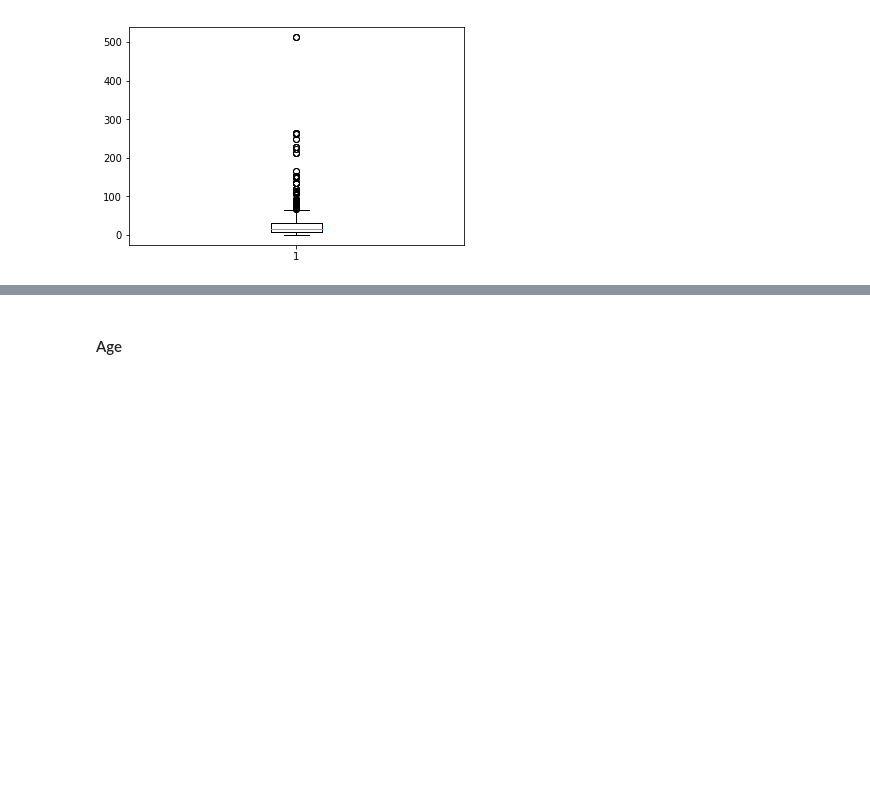
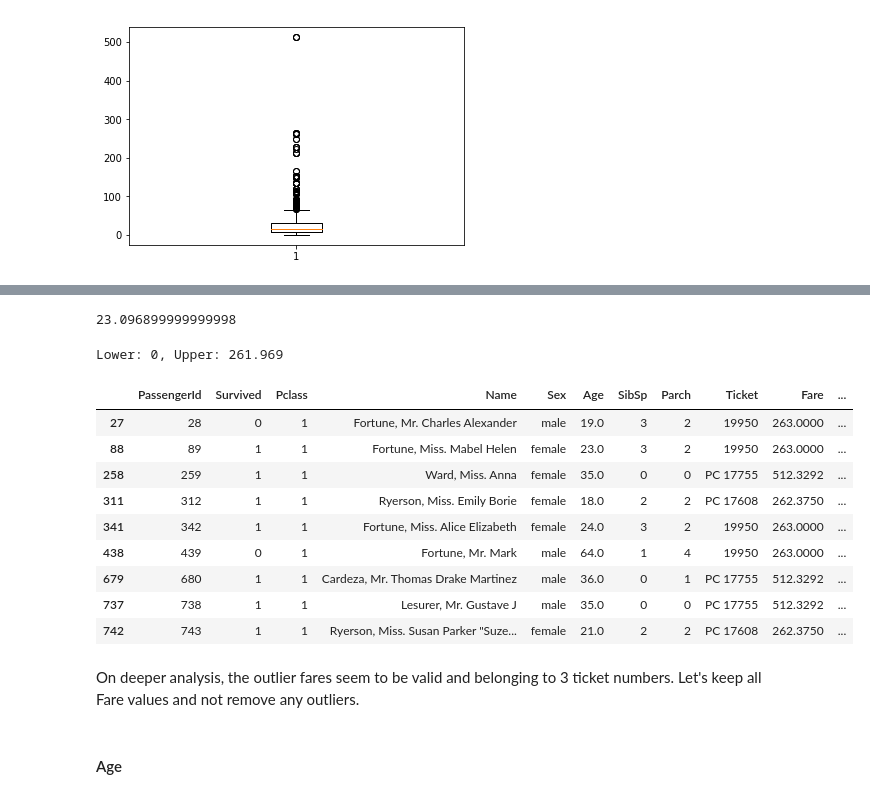
Before and after one commit to subhashb/100-days-of-ml, a Jupyter notebook: 1-gladiator/titanic/Titanic-Analysis.ipynb, the cells around one changed output, grey strips where cells are left out. Saved outputs shown, nothing was run; the diff lists cells and outputs as text; code cells hidden in the pictures; blank space fills up the shorter version.

Commit message:
day10-outlier detection, data preparation and feature selection

```diff
--- a/1-gladiator/titanic/Titanic-Analysis.ipynb
+++ b/1-gladiator/titanic/Titanic-Analysis.ipynb
@@ -141,6 +142,9 @@ def convert_to_deck(cabin):
     return cabin
 
 train_df['Deck'] = train_df['Cabin'].apply(convert_to_deck)
+# %%
+# Remove the odd value 'T' in Cabin/Deck
+train_df = train_df[train_df['Deck'] != 'T']
 # %%
 # Random assignment of Decks for passengers with no Cabin info
 for i, row in train_df[train_df['Cabin'].isnull()].iterrows():
@@ -229,3 +249,33 @@ plt.boxplot(train_df['Fare'])
+# %%
+# Calculate 25th and 75th percentile, and the InterQuartile Range (IQR)
+fare_q25, fare_q75 = np.percentile(train_df['Fare'], 25), np.percentile(train_df['Fare'], 75)
+fare_iqr = fare_q75 - fare_q25
+fare_iqr
+# %% [output]
+23.096899999999998
+# %%
+# Find the lower and upper limits
+cutoff = fare_iqr * 10 # 10 is too high a value. Usually, values above or below 1.5 times IQR are deemed acceptable
+lower, upper = max(fare_q25 - cutoff, 0), fare_q75 + cutoff
+print("Lower: {}, Upper: {}".format(lower, upper))
+# %% [output]
+Lower: 0, Upper: 261.969
+# %%
+# Observe Outliers
+train_df[(train_df['Fare'] < lower) | (train_df['Fare'] > upper)]
+# %% [output]
+|  | PassengerId | Survived | Pclass | Name | Sex | Age | SibSp | Parch | Ticket | Fare | ... |
+| 27 | 28 | 0 | 1 | Fortune, Mr. Charles Alexander | male | 19.0 | 3 | 2 | 19950 | 263.0000 | ... |
+| 88 | 89 | 1 | 1 | Fortune, Miss. Mabel Helen | female | 23.0 | 3 | 2 | 19950 | 263.0000 | ... |
+| 258 | 259 | 1 | 1 | Ward, Miss. Anna | female | 35.0 | 0 | 0 | PC 17755 | 512.3292 | ... |
+| 311 | 312 | 1 | 1 | Ryerson, Miss. Emily Borie | female | 18.0 | 2 | 2 | PC 17608 | 262.3750 | ... |
+| 341 | 342 | 1 | 1 | Fortune, Miss. Alice Elizabeth | female | 24.0 | 3 | 2 | 19950 | 263.0000 | ... |
+| 438 | 439 | 0 | 1 | Fortune, Mr. Mark | male | 64.0 | 1 | 4 | 19950 | 263.0000 | ... |
+| 679 | 680 | 1 | 1 | Cardeza, Mr. Thomas Drake Martinez | male | 36.0 | 0 | 1 | PC 17755 | 512.3292 | ... |
+| 737 | 738 | 1 | 1 | Lesurer, Mr. Gustave J | male | 35.0 | 0 | 0 | PC 17755 | 512.3292 | ... |
+| 742 | 743 | 1 | 1 | Ryerson, Miss. Susan Parker "Suze... | female | 21.0 | 2 | 2 | PC 17608 | 262.3750 | ... |
+# %% [markdown]
+On deeper analysis, the outlier fares seem to be valid and belonging to 3 ticket numbers. Let's keep all Fare values and not remove any outliers.
 # %% [markdown]
 #### Age
 # %%
```
Also changed, not shown: parts of 27 cells of this notebook.
